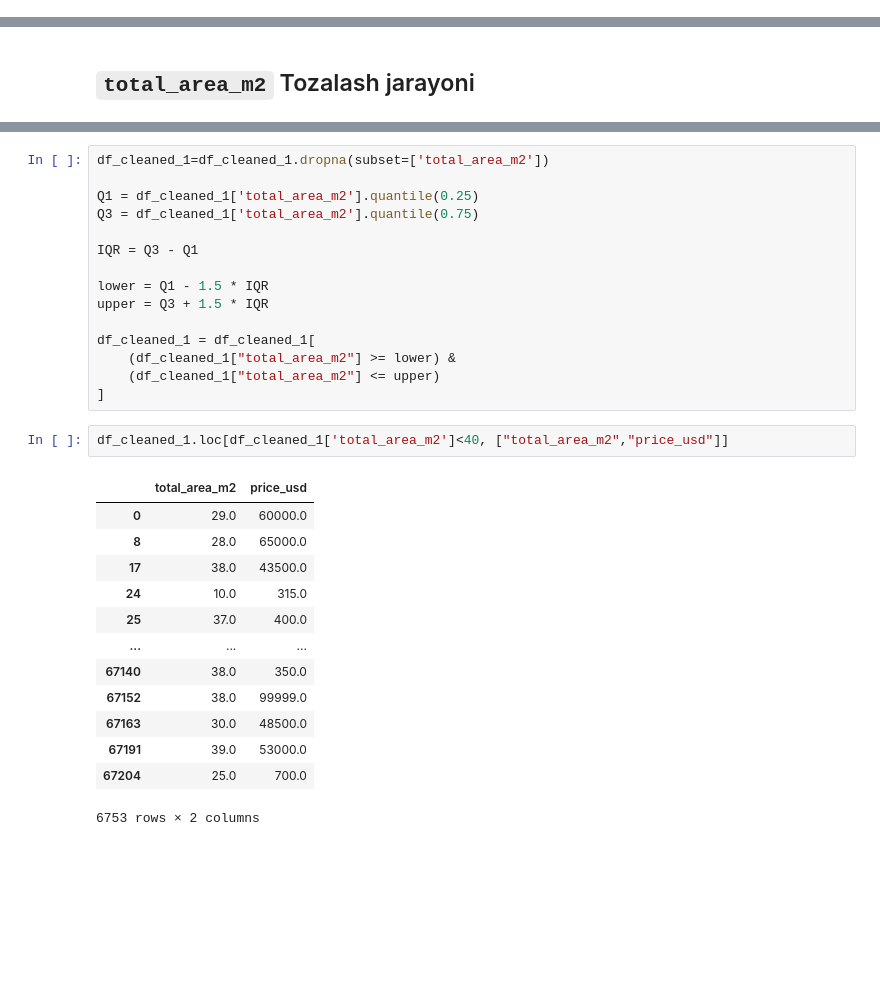
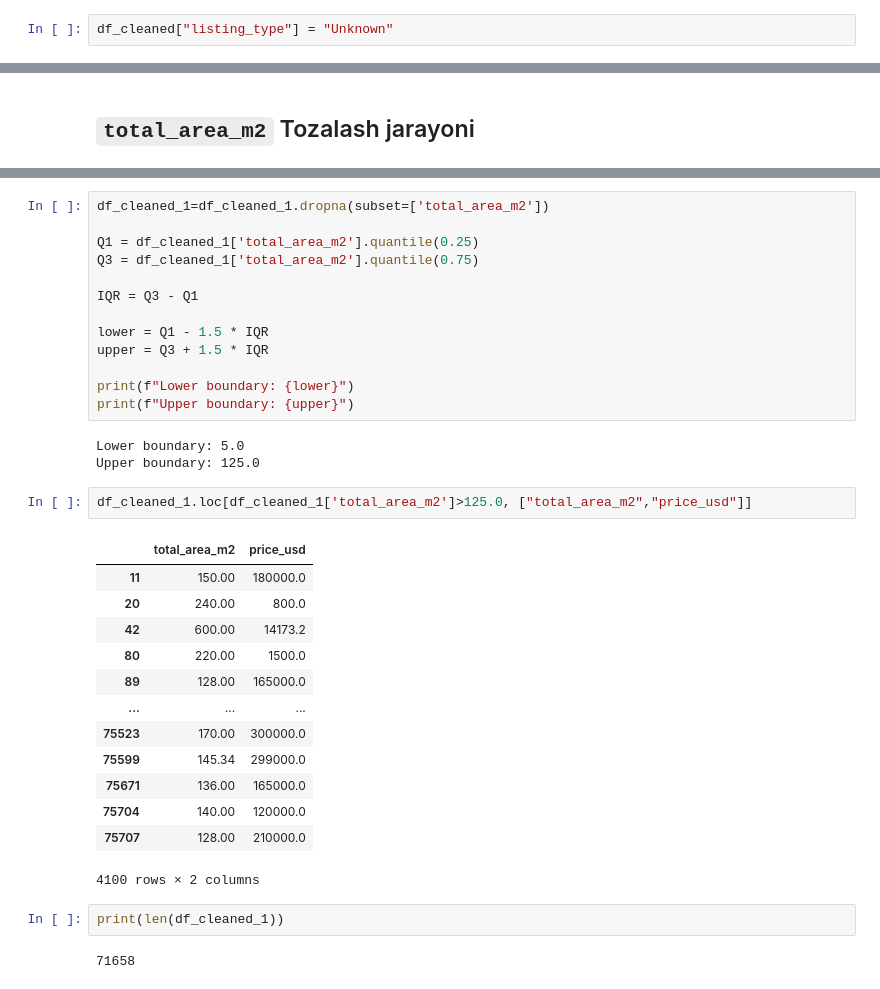
Before and after one commit to Javoh20111/Tashkent-apartment-analysis, a Jupyter notebook: notebooks/1_data_cleaning.ipynb, the cells around one changed output, grey strips where cells are left out. Saved outputs shown, nothing was run; the diff lists cells and outputs as text; blank space fills up the shorter version.

```diff
--- a/notebooks/1_data_cleaning.ipynb
+++ b/notebooks/1_data_cleaning.ipynb
@@ -291,0 +338,2 @@ Bu muammoni yechish uch ikki turdaki yechim mavjud. Biri narx orqali savdo turin
+# %%
+df_cleaned["listing_type"] = "Unknown"
@@ -544,23 +664,28 @@ IQR = Q3 - Q1
 lower = Q1 - 1.5 * IQR
 upper = Q3 + 1.5 * IQR
 
-df_cleaned_1 = df_cleaned_1[
-    (df_cleaned_1["total_area_m2"] >= lower) &
-    (df_cleaned_1["total_area_m2"] <= upper)
-]
+print(f"Lower boundary: {lower}")
+print(f"Upper boundary: {upper}")
+# %% [output]
+Lower boundary: 5.0
+Upper boundary: 125.0
 # %%
-df_cleaned_1.loc[df_cleaned_1['total_area_m2']<40, ["total_area_m2","price_usd"]]
+df_cleaned_1.loc[df_cleaned_1['total_area_m2']>125.0, ["total_area_m2","price_usd"]]
 # %% [output]
 |  | total_area_m2 | price_usd |
-| 0 | 29.0 | 60000.0 |
-| 8 | 28.0 | 65000.0 |
-| 17 | 38.0 | 43500.0 |
-| 24 | 10.0 | 315.0 |
-| 25 | 37.0 | 400.0 |
+| 11 | 150.00 | 180000.0 |
+| 20 | 240.00 | 800.0 |
+| 42 | 600.00 | 14173.2 |
+| 80 | 220.00 | 1500.0 |
+| 89 | 128.00 | 165000.0 |
 | ... | ... | ... |
-| 67140 | 38.0 | 350.0 |
-| 67152 | 38.0 | 99999.0 |
-| 67163 | 30.0 | 48500.0 |
-| 67191 | 39.0 | 53000.0 |
-| 67204 | 25.0 | 700.0 |
+| 75523 | 170.00 | 300000.0 |
+| 75599 | 145.34 | 299000.0 |
+| 75671 | 136.00 | 165000.0 |
+| 75704 | 140.00 | 120000.0 |
+| 75707 | 128.00 | 210000.0 |
-6753 rows × 2 columns
+4100 rows × 2 columns
+# %%
+print(len(df_cleaned_1))
+# %% [output]
+71658
```
Also changed, not shown: parts of 26 cells of this notebook, 1 other file.
